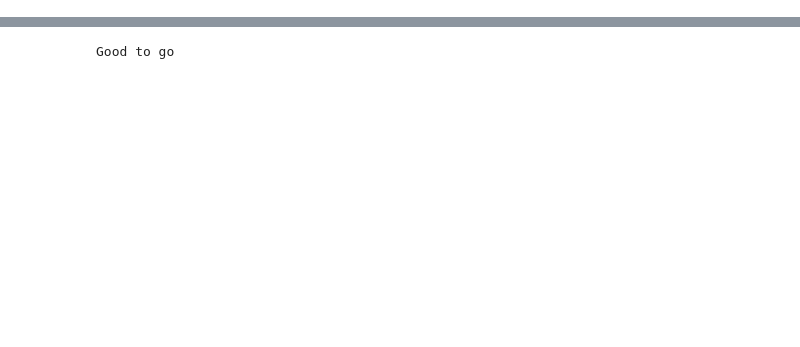
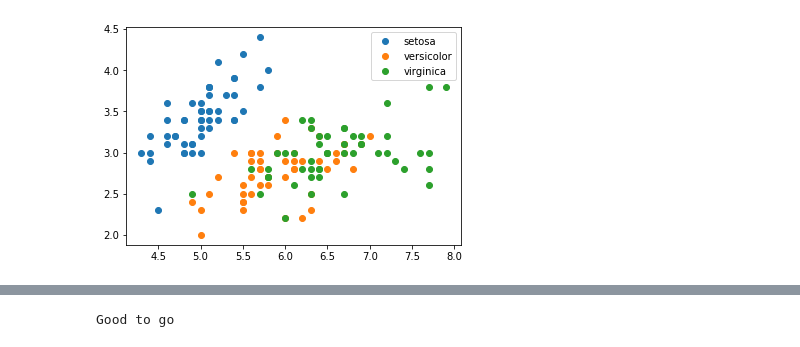
Before and after one commit to nih-fmrif/nhw_ipynb, a Jupyter notebook: nhw_ipynb.ipynb, the cells around one changed output, grey strips where cells are left out. Cells and saved outputs as stored; diff of their text form; code cells hidden in the pictures; blank space fills up the shorter version.

```diff
--- a/nhw_ipynb.ipynb
+++ b/nhw_ipynb.ipynb
@@ -47,0 +30,4 @@ git diffs on jupyter notebooks can be a mess. If you automatically save out the
+# %%
+import seaborn as sns
+iris = sns.load_dataset('iris')
+iris.head()
@@ -47,0 +279,8 @@ git diffs on jupyter notebooks can be a mess. If you automatically save out the
+# %%
+for s in pd.unique(iris.species):
+    x = iris.loc[iris.species == s,"sepal_length"]
+    y = iris.loc[iris.species == s,"sepal_width"]
+    plt.plot(x,y,'o', label =s)
+    plt.legend(loc='best')
+# %% [output]
+[figure, added]
```
Also changed, not shown: parts of 71 cells of this notebook, 5 other files.
